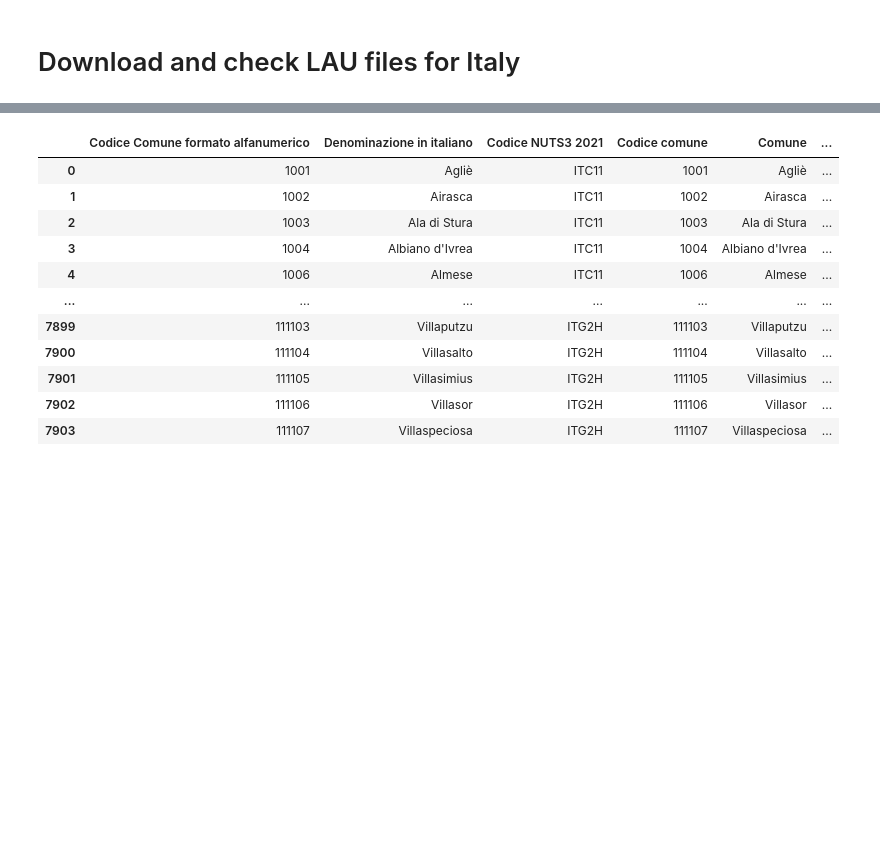
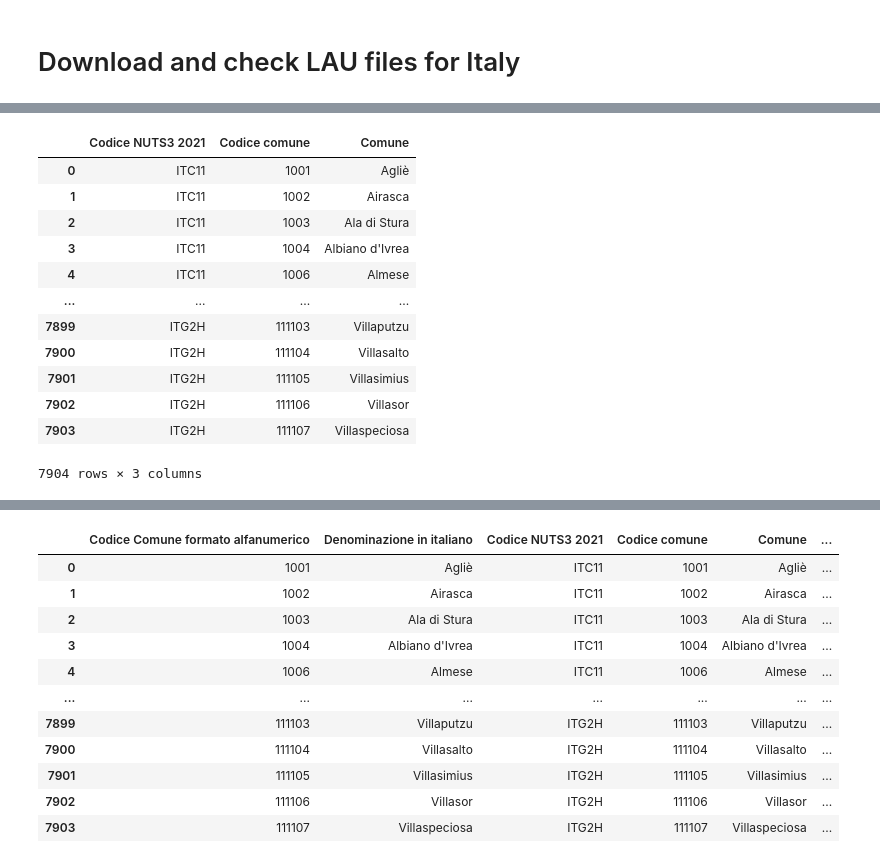
Before and after one commit to cimbelli/LAU, a Jupyter notebook: IT.ipynb, the cells around one changed output, grey strips where cells are left out. Saved outputs shown, nothing was run; the diff lists cells and outputs as text; code cells hidden in the pictures; blank space fills up the shorter version.

```diff
--- a/IT.ipynb
+++ b/IT.ipynb
@@ -117,8 +133,22 @@ population.head()
 # %%
 ### 1st JOIN
 df = pd.merge(nomenclature,population,left_on=nomenclature_code, right_on=population_code)
-df = df[[nomenclature_nuts3,population_code, population_name, ]]
+df = df[[nomenclature_nuts3,lau_code, population_name, ]]
 df.rename(columns={"A": "a", "B": "c"})
+# %% [output]
+|  | Codice NUTS3 2021 | Codice comune | Comune |
+| 0 | ITC11 | 1001 | Agliè |
+| 1 | ITC11 | 1002 | Airasca |
+| 2 | ITC11 | 1003 | Ala di Stura |
+| 3 | ITC11 | 1004 | Albiano d'Ivrea |
+| 4 | ITC11 | 1006 | Almese |
+| ... | ... | ... | ... |
+| 7899 | ITG2H | 111103 | Villaputzu |
+| 7900 | ITG2H | 111104 | Villasalto |
+| 7901 | ITG2H | 111105 | Villasimius |
+| 7902 | ITG2H | 111106 | Villasor |
+| 7903 | ITG2H | 111107 | Villaspeciosa |
+7904 rows × 3 columns
 # %%
 #population.reset_index(drop=True)
 #population = population.reset_index(inplace=True)
```
Also changed, not shown: parts of 4 cells of this notebook.
